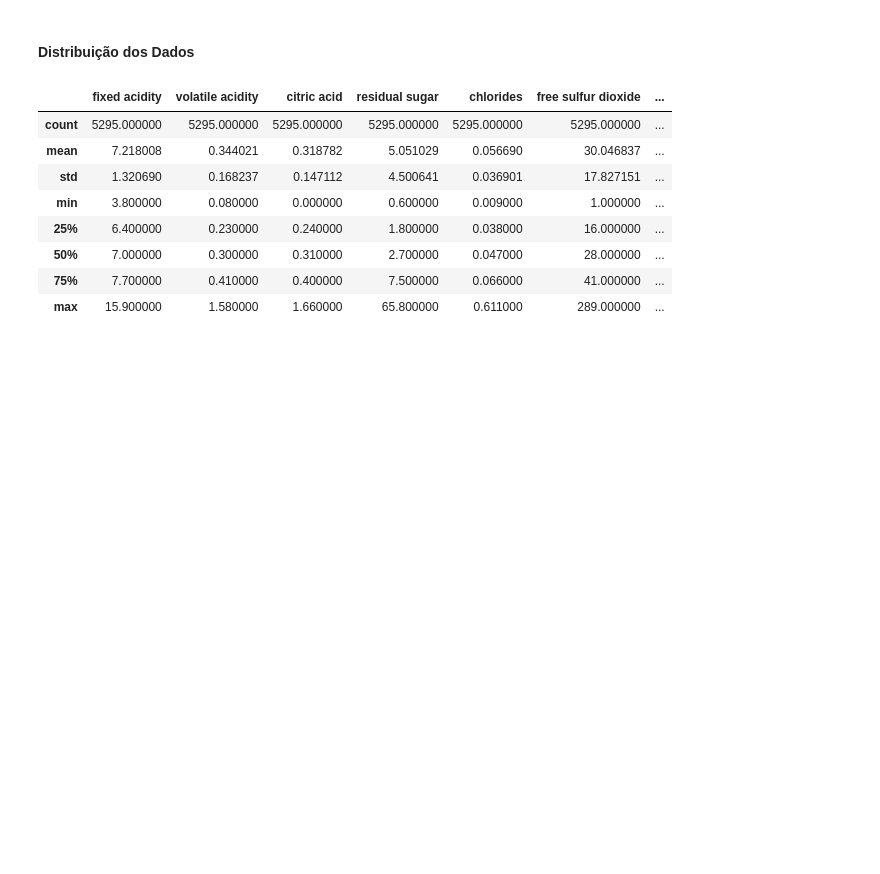
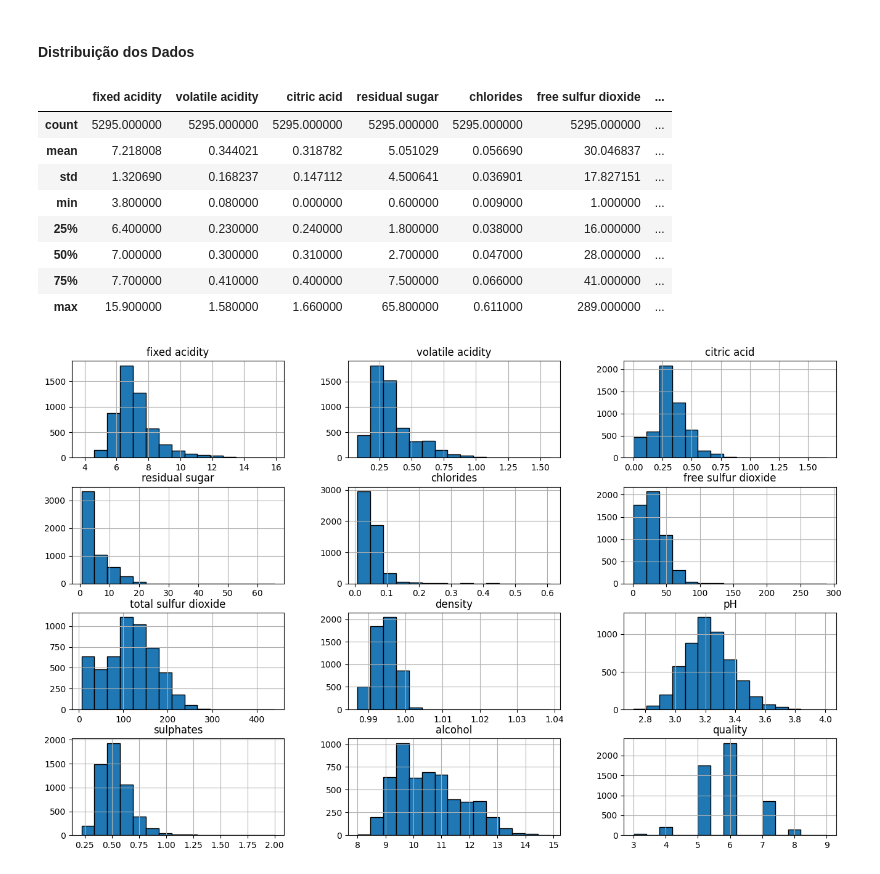
Before and after one commit to DieGod-DS/Wine_2.0, a Jupyter notebook: code/EDA.ipynb, the cells around one changed output. Drawn from its saved outputs; the diff is of its cells as text; code cells hidden in the pictures; blank space fills up the shorter version.

```diff
--- a/code/EDA.ipynb
+++ b/code/EDA.ipynb
@@ -111,3 +113,8 @@ data.describe()
 | 50% | 7.000000 | 0.300000 | 0.310000 | 2.700000 | 0.047000 | 28.000000 | ... |
 | 75% | 7.700000 | 0.410000 | 0.400000 | 7.500000 | 0.066000 | 41.000000 | ... |
 | max | 15.900000 | 1.580000 | 1.660000 | 65.800000 | 0.611000 | 289.000000 | ... |
+# %%
+# cria histograma
+data.hist(figsize=(16,10), bins=15, edgecolor='black');
+# %% [output]
+[figure, added]
```
Also changed, not shown: parts of 7 cells of this notebook.
